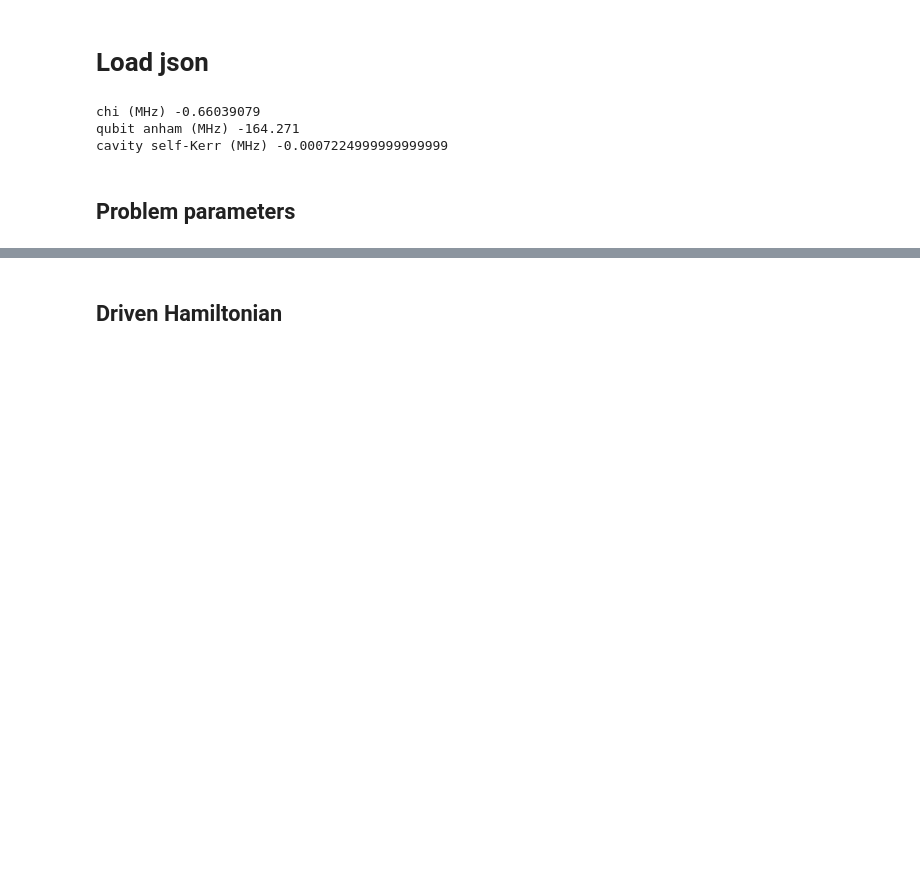
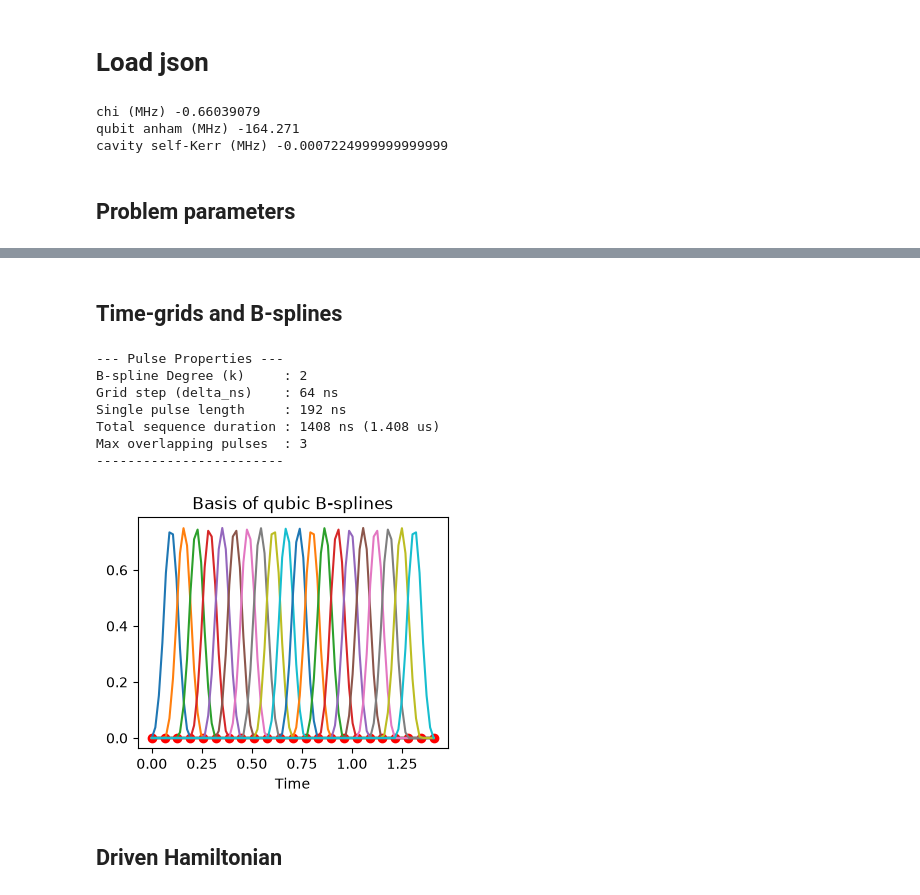
Before and after one commit to NicolasSchmid/train_feedback_grape, a Jupyter notebook: train_feedback_grape/train_nn_with_no_rotation_but_dephasing_and_self_kerr_during_idle.ipynb, the cells around one changed output, grey strips where cells are left out. Saved outputs shown, nothing was run; the diff lists cells and outputs as text; code cells hidden in the pictures; blank space fills up the shorter version.

```diff
--- a/train_feedback_grape/train_nn_with_no_rotation_but_dephasing_and_self_kerr_during_idle.ipynb
+++ b/train_feedback_grape/train_nn_with_no_rotation_but_dephasing_and_self_kerr_during_idle.ipynb
@@ -156,3 +98,83 @@ psi_target_cav /= jnp.sqrt(hconj(psi_target_cav) @ psi_target_cav)
+# %%
+ndt_drive = 80 #number of steps during unitary control
+dephasing=True# Whether to include readout-induced dephasing in the model. If True, the optimizer will learn to mitigate it.
+N_cav = 15 #Hibert space dimension of cavity
+t_idle = 13 #in us, average time betwenn readout and next control drive
+psi_target_cav = coherent(N_cav,2.0)-coherent(N_cav,-2.0) #unnormalised target state to stabilize
+# psi_target_cav = basis(N_cav, 2) #unnormalised target state to stabilize
+save_name = "trained_nn/trained_macbook_tests"
+
+psi_target_cav /= jnp.sqrt(hconj(psi_target_cav) @ psi_target_cav) #normalization of the state
+# %% [markdown]
+## Time-grids and B-splines
+# %%
+k = 2 #quartic bsplines (only 3 non zero bsplines simultaneously)
+
+# Skip exactly 'k' on both sides to use purely uniform interior splines
+skip_left = k
+skip_right = k
+n = num_bspln + skip_left + skip_right  # Total knots required = 24
+
+m = n - k  # Total uniform intervals = 22
+
+T_ns_hw = m * delta_ns
+T_us_hw = T_ns_hw / 1000.0
+
+time_start = 0.0
+time_end = T_us_hw
+
+# A degree k B-spline spans exactly k+1 intervals
+L_ns = (k + 1) * delta_ns
+
+t_drive = T_us_hw
+
+
+
+
+
+
+print("--- Pulse Properties ---")
+print(f"B-spline Degree (k)     : {k}")
+print(f"Grid step (delta_ns)    : {delta_ns} ns")
+print(f"Single pulse length     : {L_ns} ns")
+print(f"Total sequence duration : {T_ns_hw} ns ({T_us_hw} us)")
+print(f"Max overlapping pulses  : {k + 1}")
+print("------------------------")
+assert L_ns % 4 == 0, "Pulse length is not a multiple of 4 ns!"
+
+
+
+# build the bspline basis
+t_drive_edges = jnp.linspace(0, t_drive, ndt_drive + 1)
+t_drive_mids = (t_drive_edges[1:] + t_drive_edges[:-1]) / 2
+t_drive_intvs = t_drive_edges[1:] - t_drive_edges[:-1]
+
+bspline_builder = setup_bspline_builder(0, t_drive_edges[-1], n, k, skip_left, skip_right)
+
+bsplns_mids = bspline_builder(t_drive_mids)
+bsplns_edges = bspline_builder(t_drive_edges)
+
+knots = bknots_on_interval(0, t_drive_edges[-1], n, k)
+knots = np.unique(knots)
+
+# TEST
+fig, ax = plt.subplots(figsize=(4, 3))
+
+for i in range(bsplns_edges.shape[0]):
+    ax.plot(t_drive_edges, bsplns_edges[i])
+
+ax.scatter(knots, np.zeros_like(knots), color="red");
+ax.set_xlabel("Time");
+ax.set_title("Basis of qubic B-splines");
+# %% [output]
+--- Pulse Properties ---
+B-spline Degree (k)     : 2
+Grid step (delta_ns)    : 64 ns
+Single pulse length     : 192 ns
+Total sequence duration : 1408 ns (1.408 us)
+Max overlapping pulses  : 3
+------------------------
+[figure, added]
 # %% [markdown]
 ## Driven Hamiltonian
 # %%
```
Also changed, not shown: parts of 37 cells of this notebook, 2 other files.
